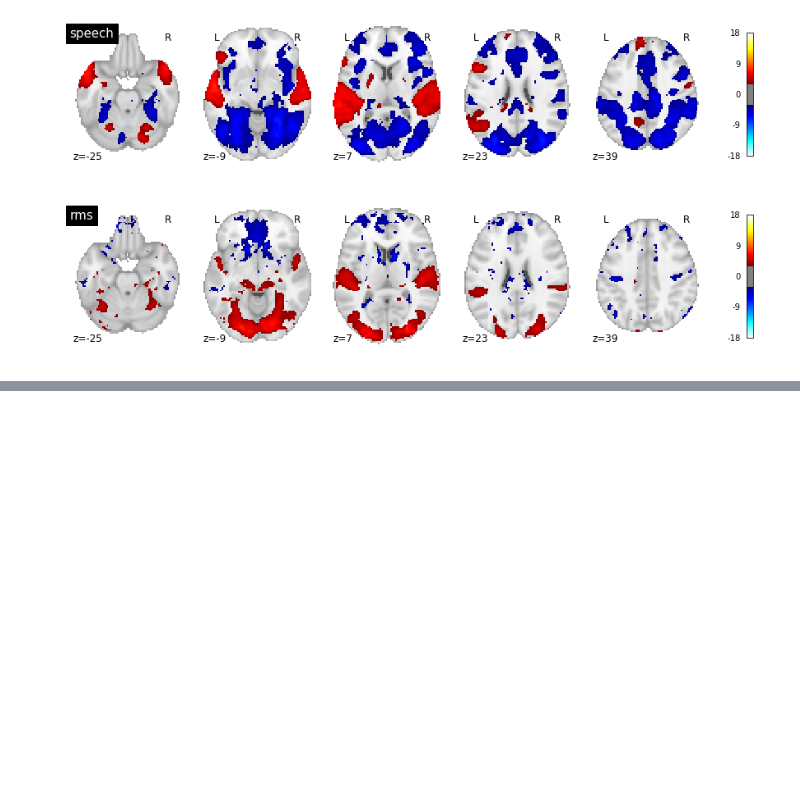
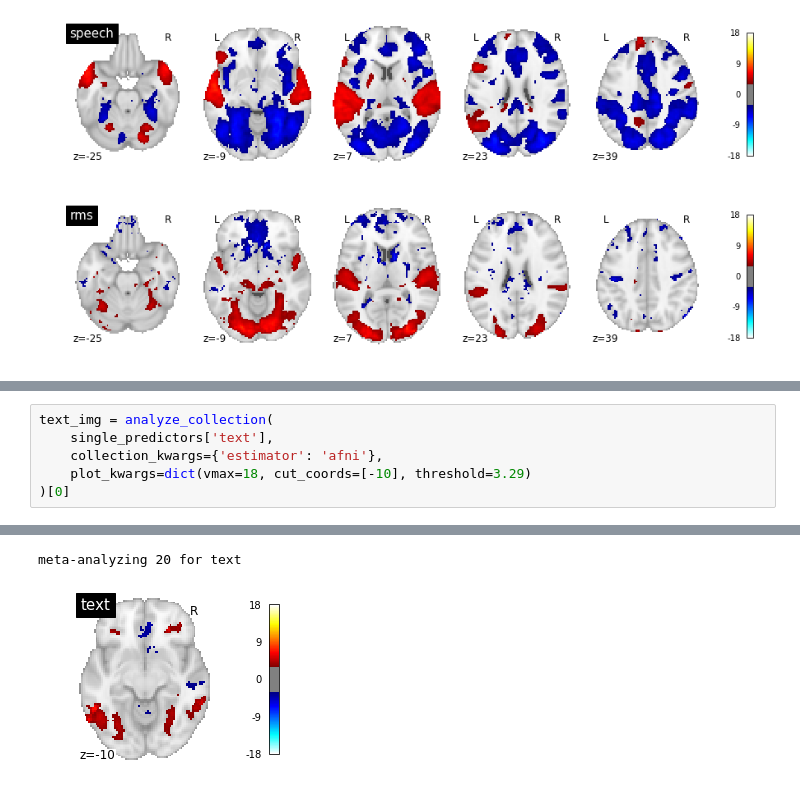
Before and after one commit to rbroc/neuroscout-paper, a Jupyter notebook: meta/01 - basic features.ipynb, the cells around one changed output, grey strips where cells are left out. Saved outputs shown, nothing was run; the diff lists cells and outputs as text; blank space fills up the shorter version.

```diff
--- a/meta/01 - basic features.ipynb
+++ b/meta/01 - basic features.ipynb
@@ -145,0 +123,7 @@ meta-analyzing 21 for rms
+# %%
+text_img = analyze_collection(
+    single_predictors['text'],
+    collection_kwargs={'estimator': 'afni'},
+    plot_kwargs=dict(vmax=18, cut_coords=[-10], threshold=3.29)
+)[0]
+# %% [output]
@@ -146 +132,3 @@ meta-analyzing 21 for rms
+meta-analyzing 20 for text
+[figure, added]
 # %%
```
Also changed, not shown: parts of 15 cells of this notebook, 6 other files.
